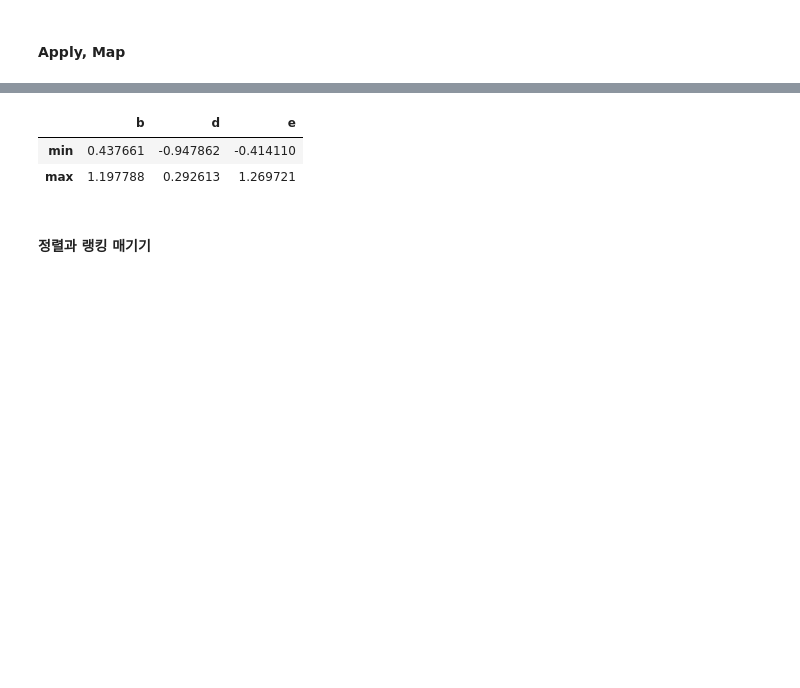
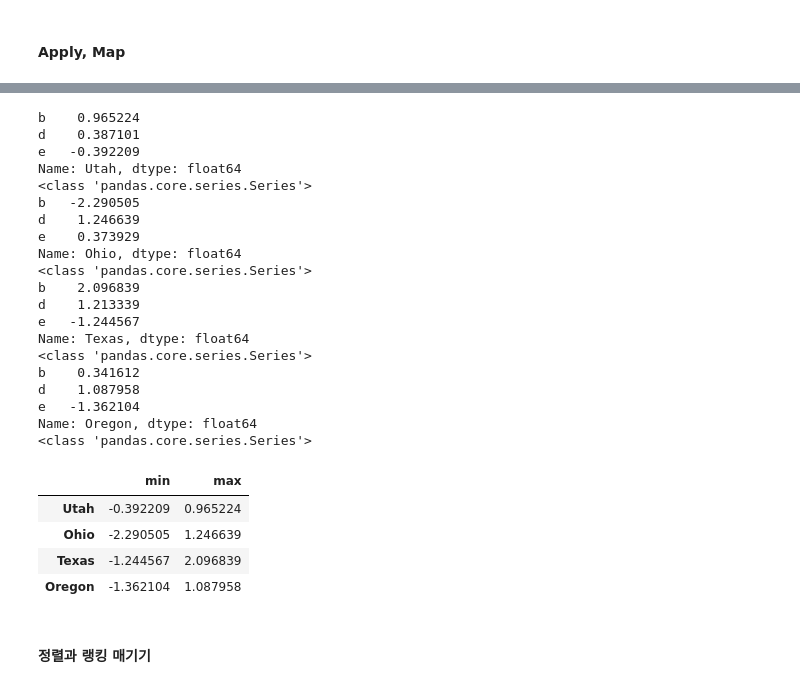
Before and after one commit to disroom/sesac-project, a Jupyter notebook: data/practice/pandas.ipynb, the cells around one changed output, grey strips where cells are left out. Cells and saved outputs as stored; diff of their text form; code cells hidden in the pictures; blank space fills up the shorter version.

```diff
--- a/data/practice/pandas.ipynb
+++ b/data/practice/pandas.ipynb
@@ -512,12 +562,36 @@ Oregon    1.791743
 dtype: float64
 # %%
 def f(x):
+    print(x)
+    print(type(x))
     return pd.Series([x.min(), x.max()], index=['min', 'max'])
-frame.apply(f)
+frame.apply(f, axis=1) #어지간하면 가로로 뜯어서 들어오는 경우가 많다. axis = 'columns'를 기본적으로 생각하는게 좋음.
 # %% [output]
+b    0.965224
+d    0.387101
+e   -0.392209
+Name: Utah, dtype: float64
+<class 'pandas.core.series.Series'>
+b   -2.290505
+d    1.246639
+e    0.373929
+Name: Ohio, dtype: float64
+<class 'pandas.core.series.Series'>
+b    2.096839
+d    1.213339
+e   -1.244567
+Name: Texas, dtype: float64
+<class 'pandas.core.series.Series'>
+b    0.341612
+d    1.087958
+e   -1.362104
+Name: Oregon, dtype: float64
+<class 'pandas.core.series.Series'>
-|  | b | d | e |
-| min | 0.437661 | -0.947862 | -0.414110 |
-| max | 1.197788 | 0.292613 | 1.269721 |
+|  | min | max |
+| Utah | -0.392209 | 0.965224 |
+| Ohio | -2.290505 | 1.246639 |
+| Texas | -1.244567 | 2.096839 |
+| Oregon | -1.362104 | 1.087958 |
 # %% [markdown]
 #### 정렬과 랭킹 매기기
 # %%
```
Also changed, not shown: parts of 22 cells of this notebook.
